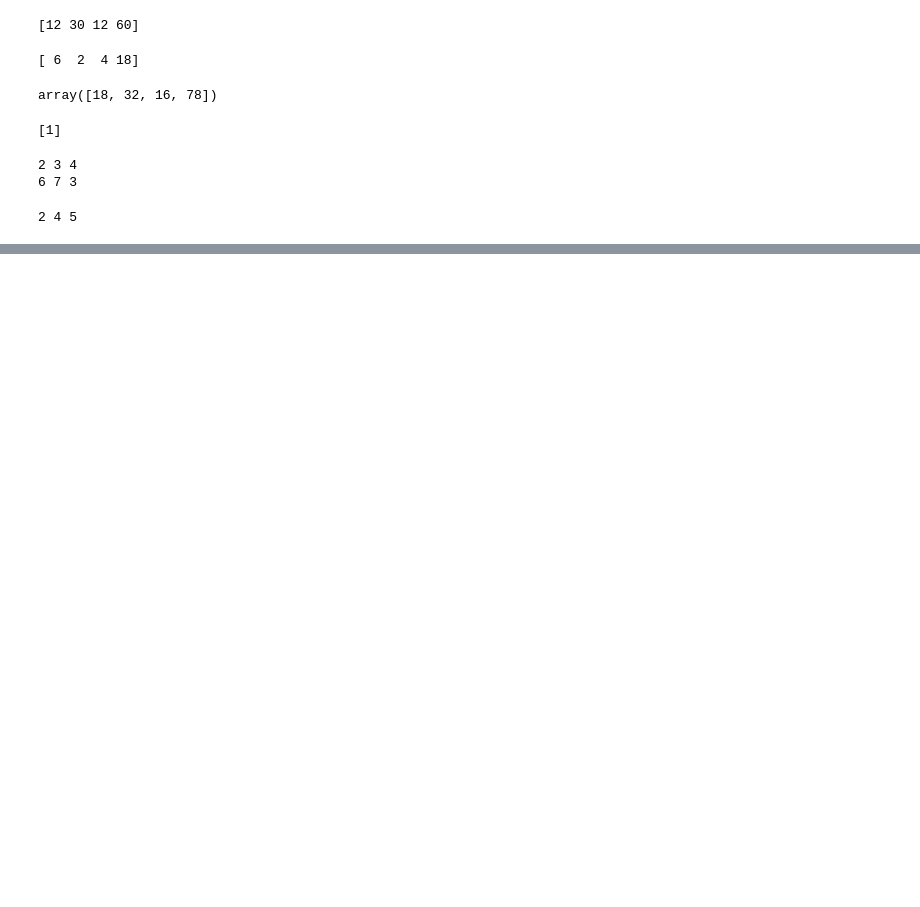
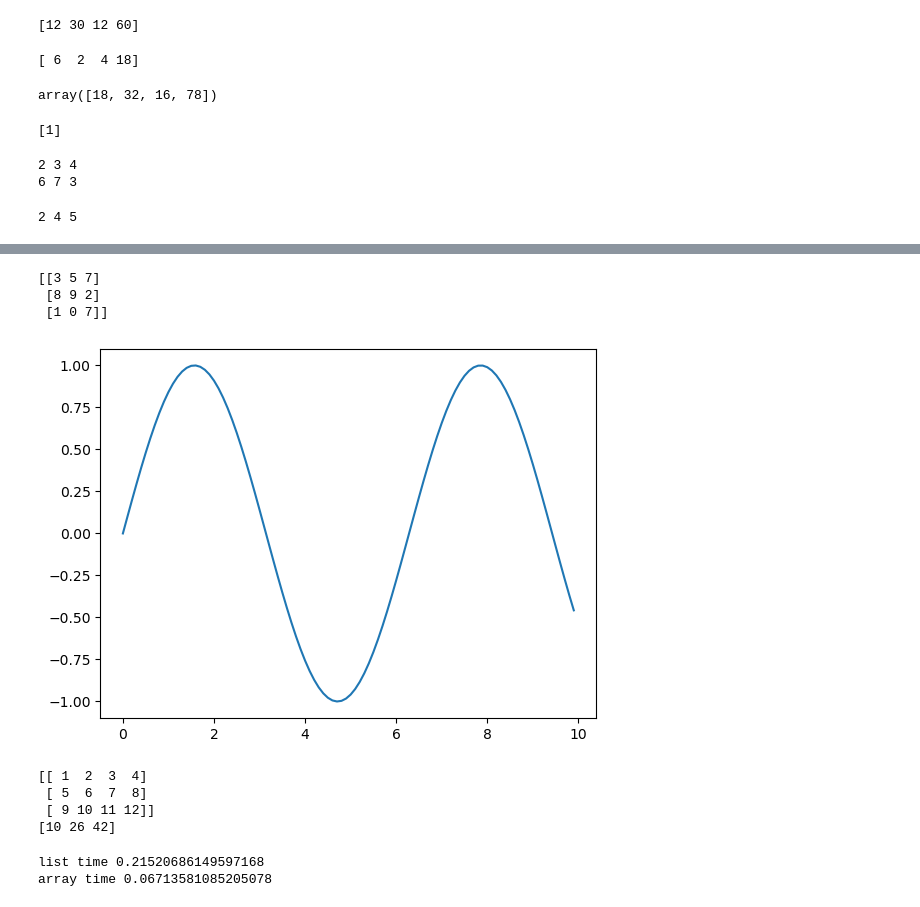
Before and after one commit to amirkhan1092/Batch2023-24, a Jupyter notebook: module2/numpy basics/basics.ipynb, the cells around one changed output, grey strips where cells are left out. Drawn from its saved outputs; the diff is of its cells as text; code cells hidden in the pictures; blank space fills up the shorter version.

```diff
--- a/module2/numpy basics/basics.ipynb
+++ b/module2/numpy basics/basics.ipynb
@@ -96,0 +155,31 @@ False
+# %%
+ls = [3, 5, 7, 8, 9, 2, 1, 0, 7]
+arr = np.array(ls).reshape(3, 3)
+print(arr)
+# %% [output]
+[[3 5 7]
+ [8 9 2]
+ [1 0 7]]
+# %%
+import matplotlib.pyplot as plt
+import numpy as np
+arr = np.arange(0, 10, .1)
+sin_data = np.sin(arr)
+
+
+# print(arr)
+
+plt.plot(arr, sin_data)
+plt.show()
+# %% [output]
+[figure, added]
+# %%
+arr = np.arange(1, 13).reshape(3, 4)
+print(arr)
+out = np.sum(arr, axis=1)
+print(out)
+# %% [output]
+[[ 1  2  3  4]
+ [ 5  6  7  8]
+ [ 9 10 11 12]]
+[10 26 42]
@@ -96,0 +193,15 @@ False
+# %%
+start = time.time()
+re = [i*2 for i in lst]
+stop = time.time()
+duration = stop - start
+print('list time', duration)
+
+start = time.time()
+re = arr * 2
+stop = time.time()
+duration = stop - start
+print('array time', duration)
+# %% [output]
+list time 0.21520686149597168
+array time 0.06713581085205078
```
Also changed, not shown: parts of 9 cells of this notebook, 5 other files.
